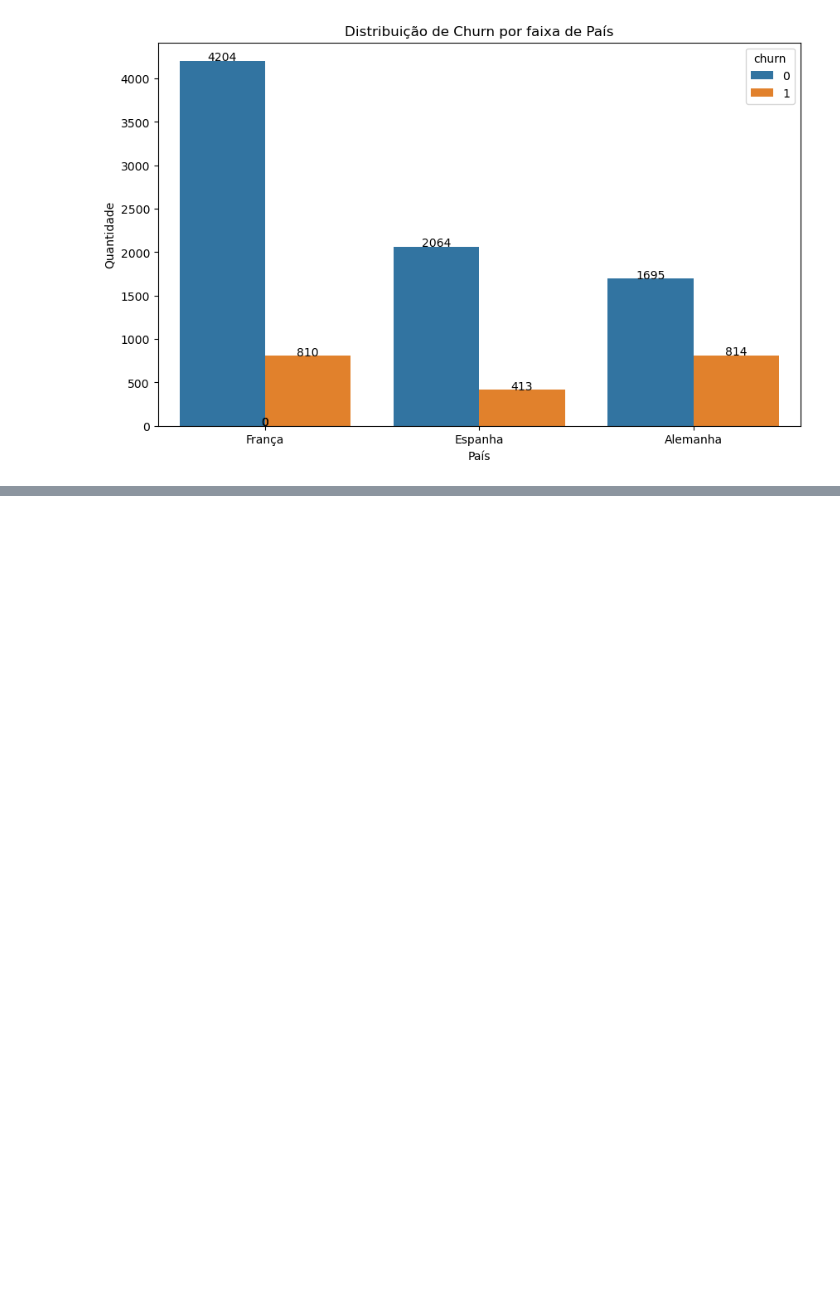
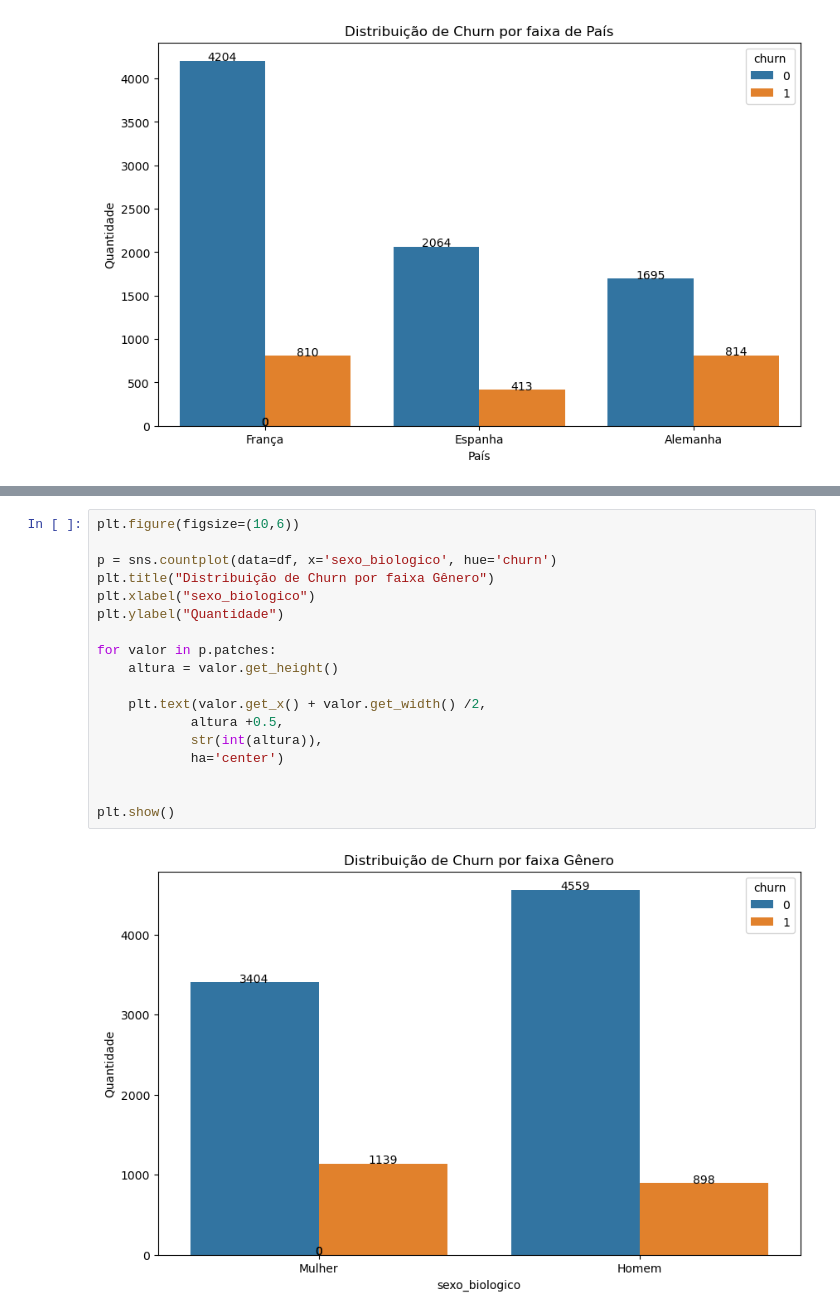
Before and after one commit to emersonsantosgithub/modelo-de-classificao-churn, a Jupyter notebook: modelo-de-classificao-churn.ipynb, the cells around one changed output, grey strips where cells are left out. Cells and saved outputs as stored; diff of their text form; blank space fills up the shorter version.

```diff
--- a/modelo-de-classificao-churn.ipynb
+++ b/modelo-de-classificao-churn.ipynb
@@ -114,0 +127,20 @@ plt.show()
+# %%
+plt.figure(figsize=(10,6))
+
+p = sns.countplot(data=df, x='sexo_biologico', hue='churn')
+plt.title("Distribuição de Churn por faixa Gênero")
+plt.xlabel("sexo_biologico")
+plt.ylabel("Quantidade")
+
+for valor in p.patches:
+    altura = valor.get_height()
+
+    plt.text(valor.get_x() + valor.get_width() /2,
+            altura +0.5,
+            str(int(altura)),
+            ha='center')
+
+
+plt.show()
+# %% [output]
+[figure, added]
```
Also changed, not shown: parts of 1 cell of this notebook.
